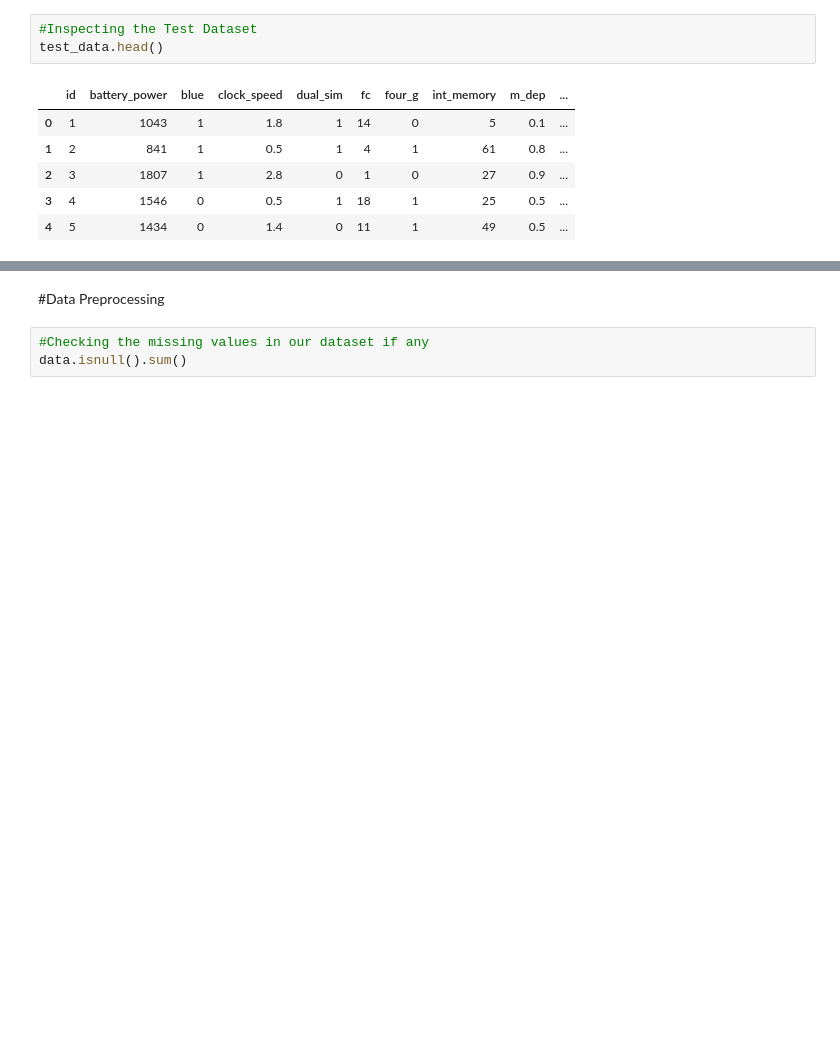
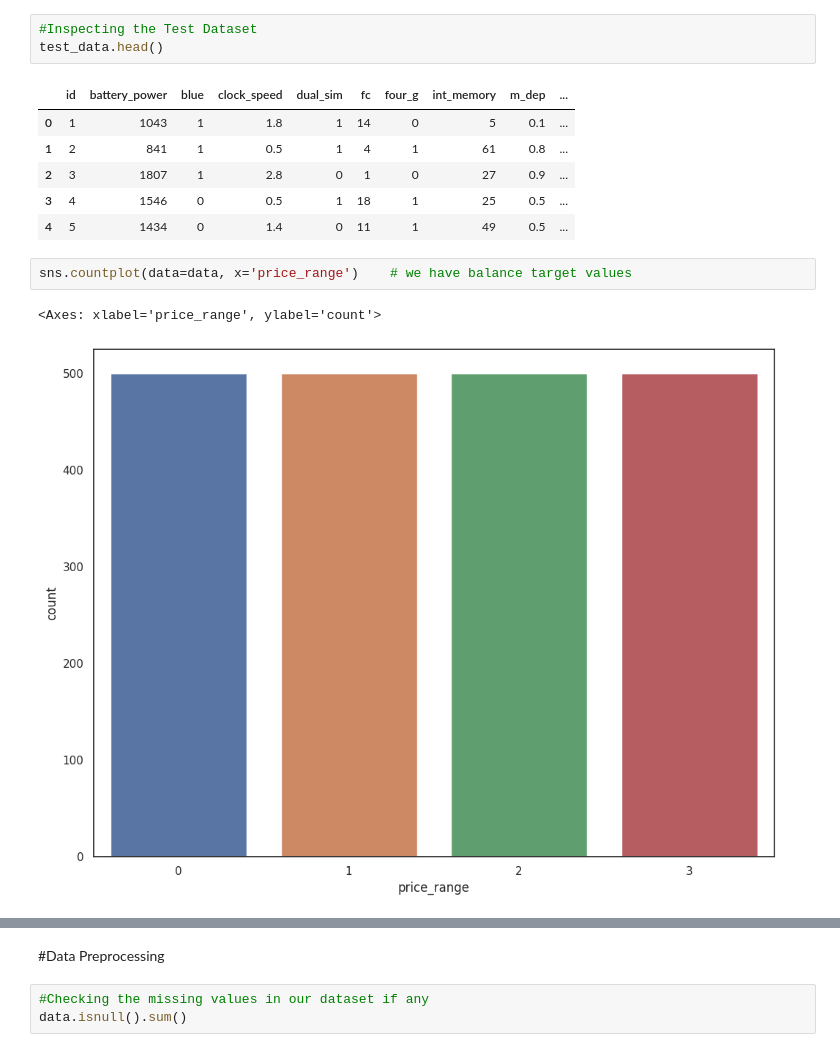
Before and after one commit to M7mdNassar/Mobile-Price-Classification, a Jupyter notebook: Mobile_Price_Classification_Project.ipynb, the cells around one changed output, grey strips where cells are left out. Saved outputs shown, nothing was run; the diff lists cells and outputs as text; blank space fills up the shorter version.

```diff
--- a/Mobile_Price_Classification_Project.ipynb
+++ b/Mobile_Price_Classification_Project.ipynb
@@ -44,6 +42,11 @@ test_data.head()
 | 2 | 3 | 1807 | 1 | 2.8 | 0 | 1 | 0 | 27 | 0.9 | ... |
 | 3 | 4 | 1546 | 0 | 0.5 | 1 | 18 | 1 | 25 | 0.5 | ... |
 | 4 | 5 | 1434 | 0 | 1.4 | 0 | 11 | 1 | 49 | 0.5 | ... |
+# %%
+sns.countplot(data=data, x='price_range')    # we have balance target values
+# %% [output]
+<Axes: xlabel='price_range', ylabel='count'>
+[figure, added]
 # %% [markdown]
 ![Attributes.png](embedded-picture-1)
 # %% [markdown]
```
Also changed, not shown: parts of 30 cells of this notebook.
